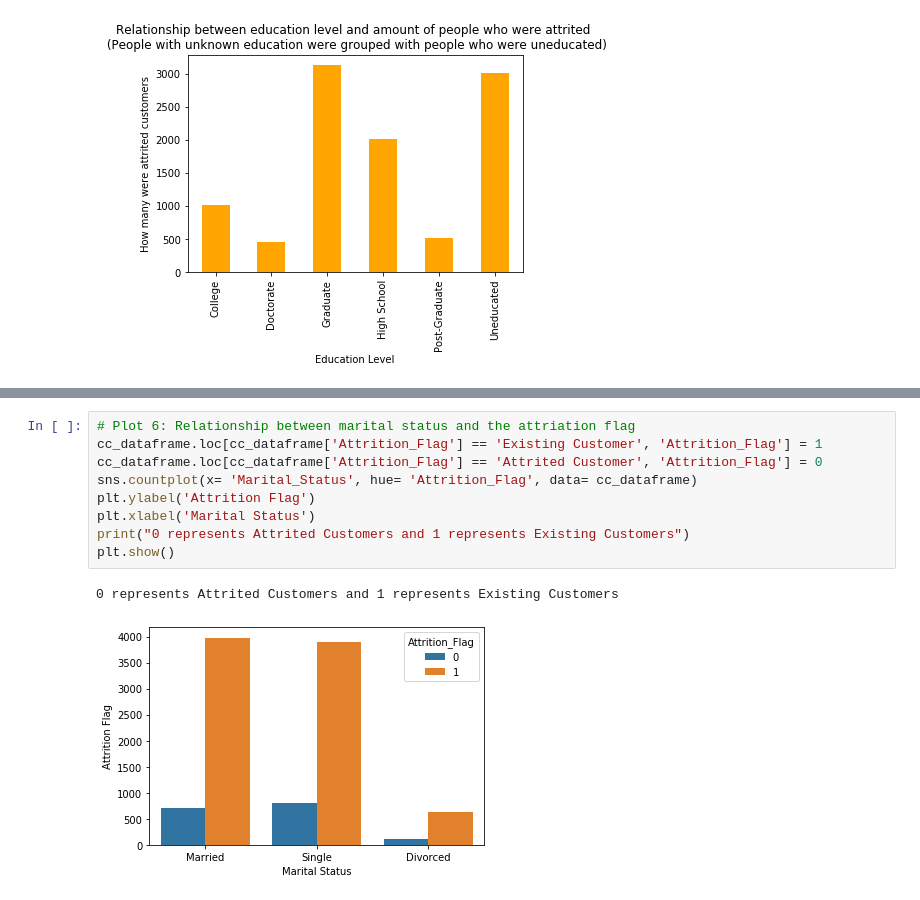
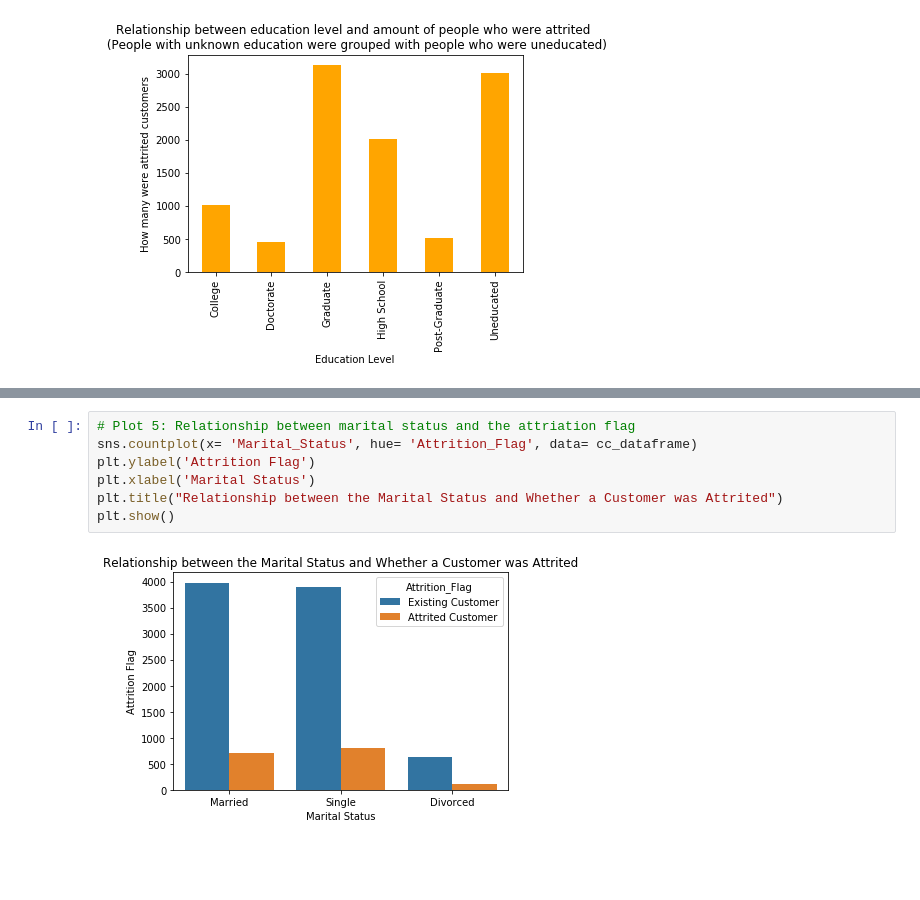
Before and after one commit to bhargavakula01/credit-card-churning-predictor, a Jupyter notebook: credit-card-ds/CreditCardDataVisualization.ipynb, the cells around one changed output, grey strips where cells are left out. Cells and saved outputs as stored; diff of their text form; blank space fills up the shorter version.

```diff
--- a/credit-card-ds/CreditCardDataVisualization.ipynb
+++ b/credit-card-ds/CreditCardDataVisualization.ipynb
@@ -104,12 +98,9 @@ plt.show()
 # %%
-# Plot 6: Relationship between marital status and the attriation flag
-cc_dataframe.loc[cc_dataframe['Attrition_Flag'] == 'Existing Customer', 'Attrition_Flag'] = 1
-cc_dataframe.loc[cc_dataframe['Attrition_Flag'] == 'Attrited Customer', 'Attrition_Flag'] = 0
+# Plot 5: Relationship between marital status and the attriation flag
 sns.countplot(x= 'Marital_Status', hue= 'Attrition_Flag', data= cc_dataframe)
 plt.ylabel('Attrition Flag')
 plt.xlabel('Marital Status')
-print("0 represents Attrited Customers and 1 represents Existing Customers")
+plt.title("Relationship between the Marital Status and Whether a Customer was Attrited")
 plt.show()
 # %% [output]
-0 represents Attrited Customers and 1 represents Existing Customers
-[figure, old version]
+[figure, new version]
```
Also changed, not shown: parts of 10 cells of this notebook, 1 other file.
